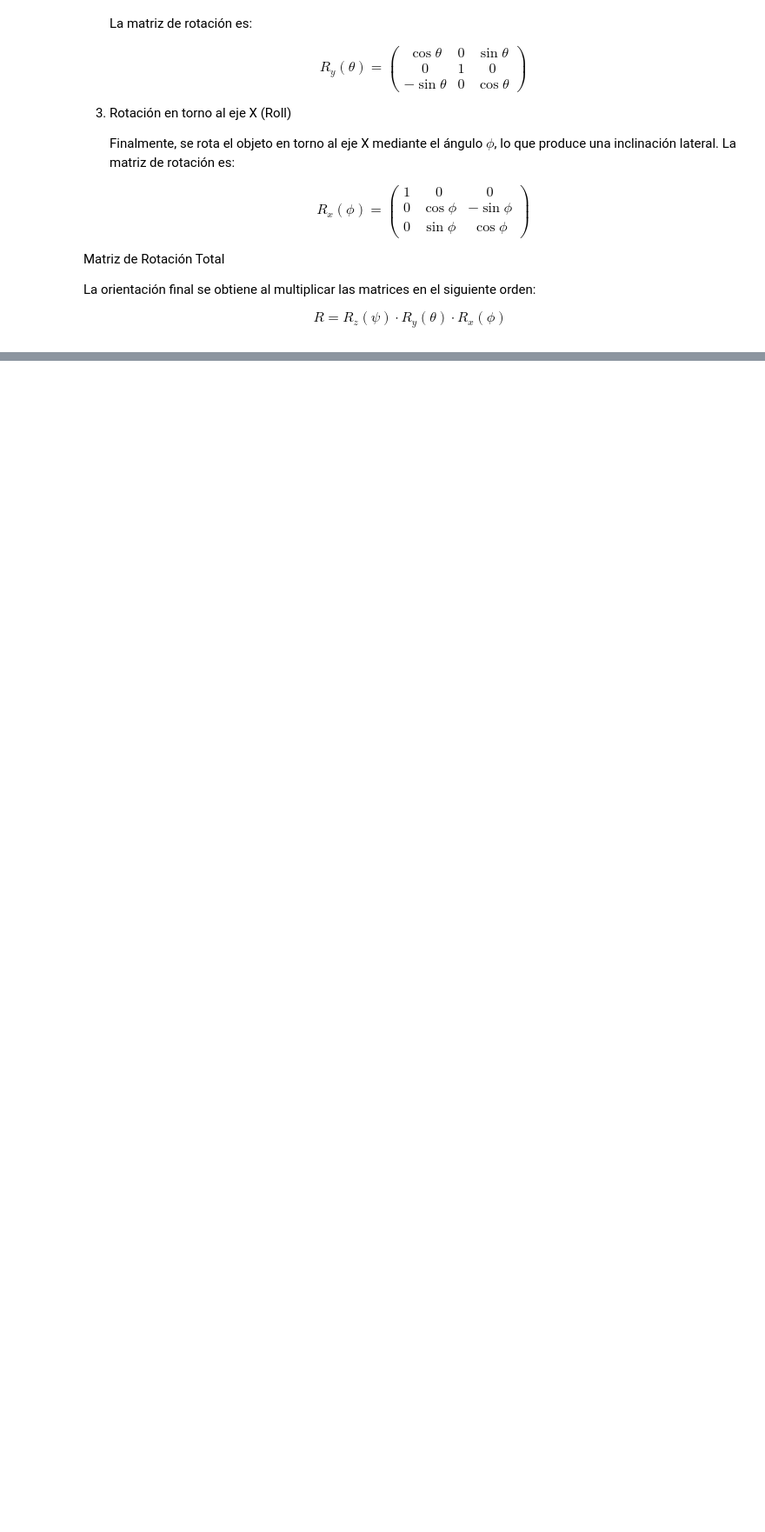
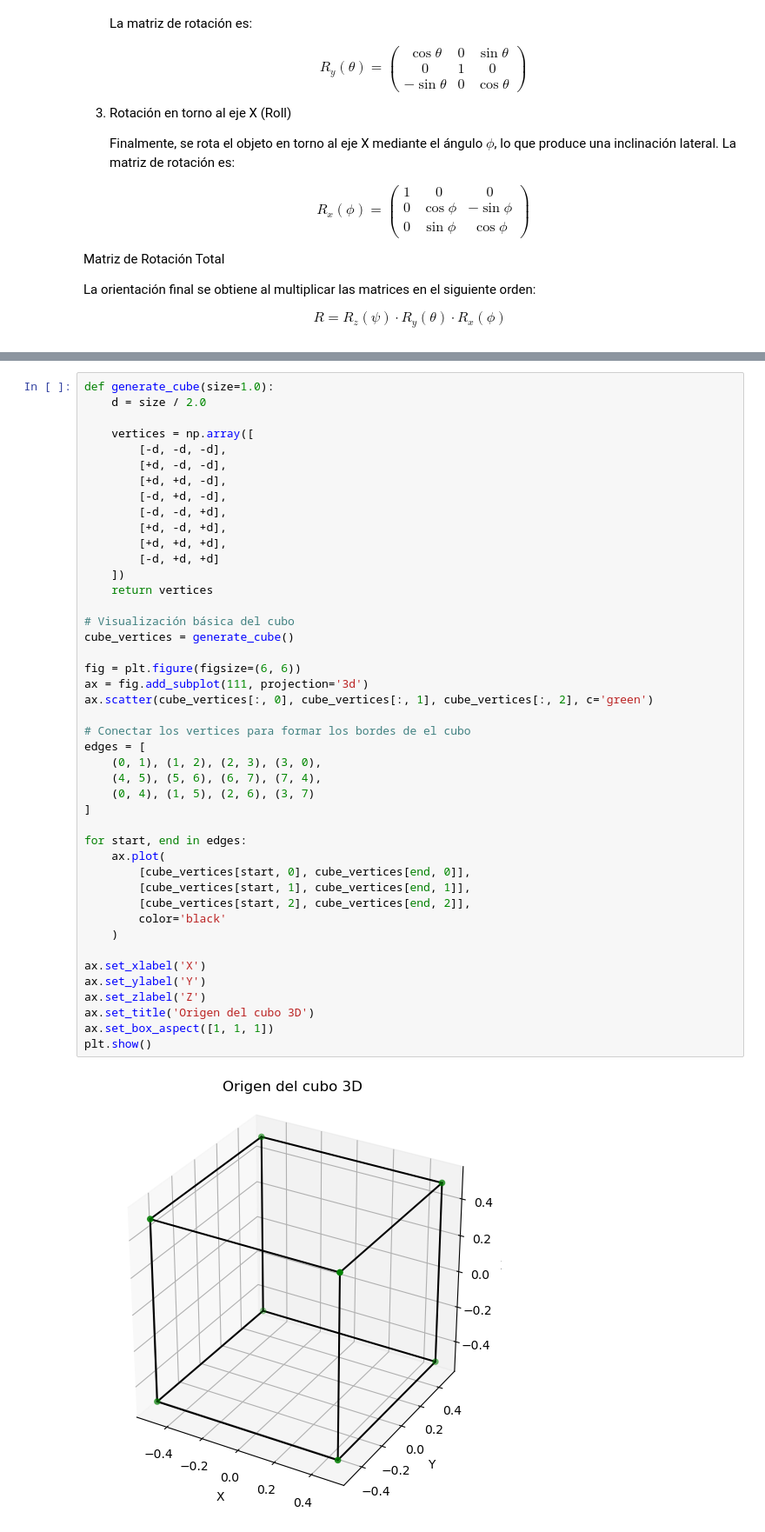
Before and after one commit to J4M1F/Ab_Unit34, a Jupyter notebook: E1_JavierRuiz_Unit34.ipynb, the cells around one changed output, grey strips where cells are left out. Shown at 87% size. Drawn from its saved outputs; the diff is of its cells as text; blank space fills up the shorter version.

```diff
--- a/E1_JavierRuiz_Unit34.ipynb
+++ b/E1_JavierRuiz_Unit34.ipynb
@@ -574,0 +164,46 @@ def main_comparison():
+# %%
+def generate_cube(size=1.0):
+    d = size / 2.0
+
+    vertices = np.array([
+        [-d, -d, -d],
+        [+d, -d, -d],
+        [+d, +d, -d],
+        [-d, +d, -d],
+        [-d, -d, +d],
+        [+d, -d, +d],
+        [+d, +d, +d],
+        [-d, +d, +d]
+    ])
+    return vertices
+
+# Visualización básica del cubo
+cube_vertices = generate_cube()
+
+fig = plt.figure(figsize=(6, 6))
+ax = fig.add_subplot(111, projection='3d')
+ax.scatter(cube_vertices[:, 0], cube_vertices[:, 1], cube_vertices[:, 2], c='green')
+
+# Conectar los vertices para formar los bordes de el cubo
+edges = [
+    (0, 1), (1, 2), (2, 3), (3, 0),
+    (4, 5), (5, 6), (6, 7), (7, 4),
+    (0, 4), (1, 5), (2, 6), (3, 7)
+]
+
+for start, end in edges:
+    ax.plot(
+        [cube_vertices[start, 0], cube_vertices[end, 0]],
+        [cube_vertices[start, 1], cube_vertices[end, 1]],
+        [cube_vertices[start, 2], cube_vertices[end, 2]],
+        color='black'
+    )
+
+ax.set_xlabel('X')
+ax.set_ylabel('Y')
+ax.set_zlabel('Z')
+ax.set_title('Origen del cubo 3D')
+ax.set_box_aspect([1, 1, 1])
+plt.show()
+# %% [output]
+[figure, added]
```
Also changed, not shown: parts of 26 cells of this notebook, 9 other files.
